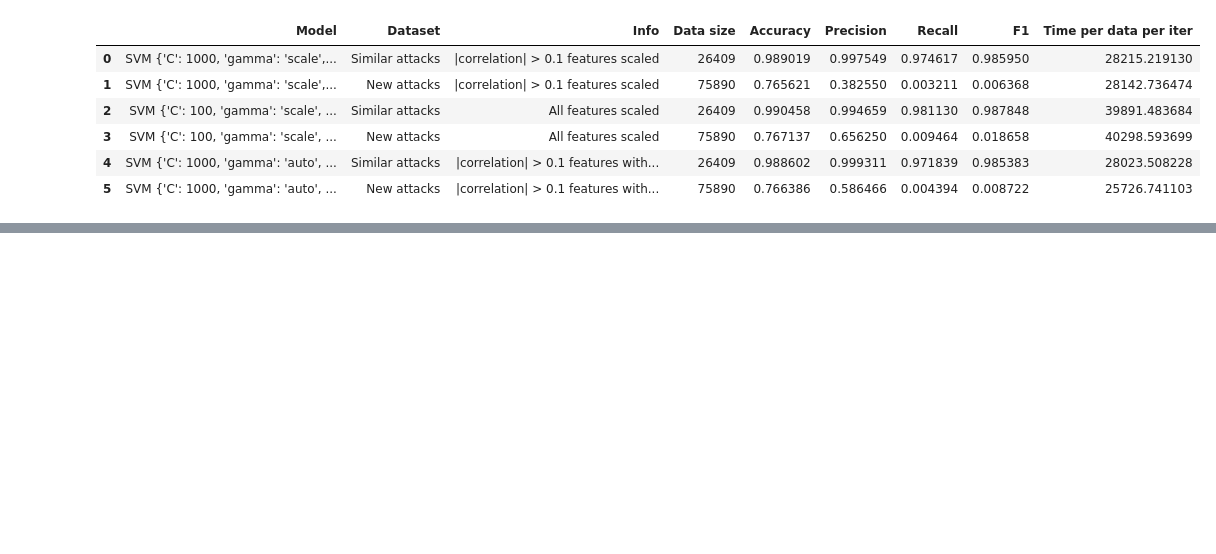
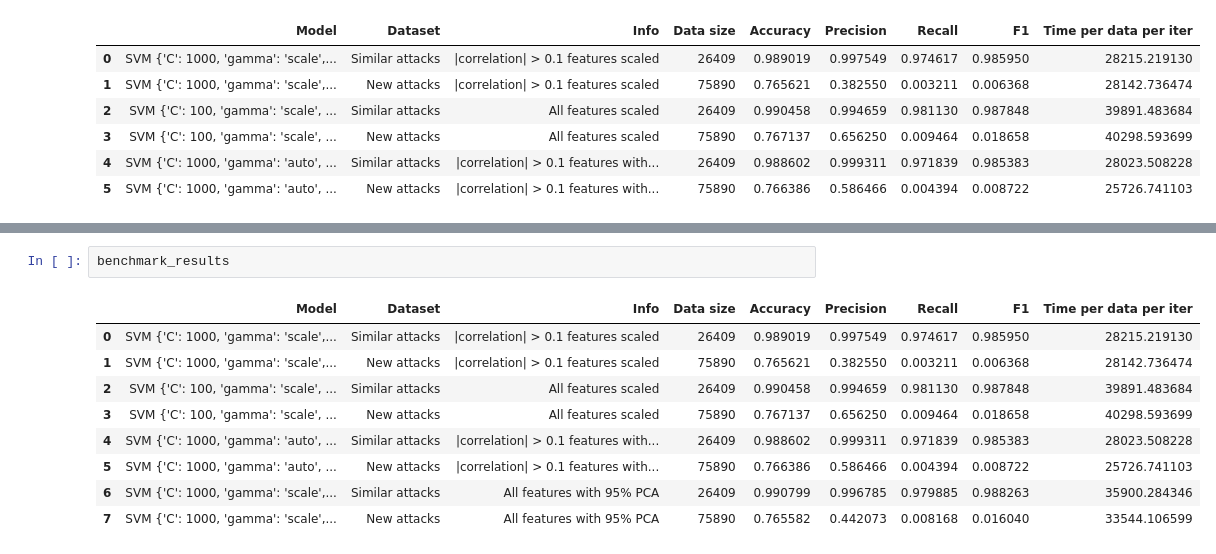
Before and after one commit to ibrahimmkhalid/data-245-project, a Jupyter notebook: model_svm.sync.ipynb, the cells around one changed output, grey strips where cells are left out. Cells and saved outputs as stored; diff of their text form; blank space fills up the shorter version.

```diff
--- a/model_svm.sync.ipynb
+++ b/model_svm.sync.ipynb
@@ -786,0 +941,12 @@ benchmark_results
+# %%
+benchmark_results
+# %% [output]
+|  | Model | Dataset | Info | Data size | Accuracy | Precision | Recall | F1 | Time per data per iter |
+| 0 | SVM {'C': 1000, 'gamma': 'scale',... | Similar attacks | |correlation| > 0.1 features scaled | 26409 | 0.989019 | 0.997549 | 0.974617 | 0.985950 | 28215.219130 |
+| 1 | SVM {'C': 1000, 'gamma': 'scale',... | New attacks | |correlation| > 0.1 features scaled | 75890 | 0.765621 | 0.382550 | 0.003211 | 0.006368 | 28142.736474 |
+| 2 | SVM {'C': 100, 'gamma': 'scale', ... | Similar attacks | All features scaled | 26409 | 0.990458 | 0.994659 | 0.981130 | 0.987848 | 39891.483684 |
+| 3 | SVM {'C': 100, 'gamma': 'scale', ... | New attacks | All features scaled | 75890 | 0.767137 | 0.656250 | 0.009464 | 0.018658 | 40298.593699 |
+| 4 | SVM {'C': 1000, 'gamma': 'auto', ... | Similar attacks | |correlation| > 0.1 features with... | 26409 | 0.988602 | 0.999311 | 0.971839 | 0.985383 | 28023.508228 |
+| 5 | SVM {'C': 1000, 'gamma': 'auto', ... | New attacks | |correlation| > 0.1 features with... | 75890 | 0.766386 | 0.586466 | 0.004394 | 0.008722 | 25726.741103 |
+| 6 | SVM {'C': 1000, 'gamma': 'scale',... | Similar attacks | All features with 95% PCA | 26409 | 0.990799 | 0.996785 | 0.979885 | 0.988263 | 35900.284346 |
+| 7 | SVM {'C': 1000, 'gamma': 'scale',... | New attacks | All features with 95% PCA | 75890 | 0.765582 | 0.442073 | 0.008168 | 0.016040 | 33544.106599 |
```
Also changed, not shown: parts of 11 cells of this notebook, 1 other file.
